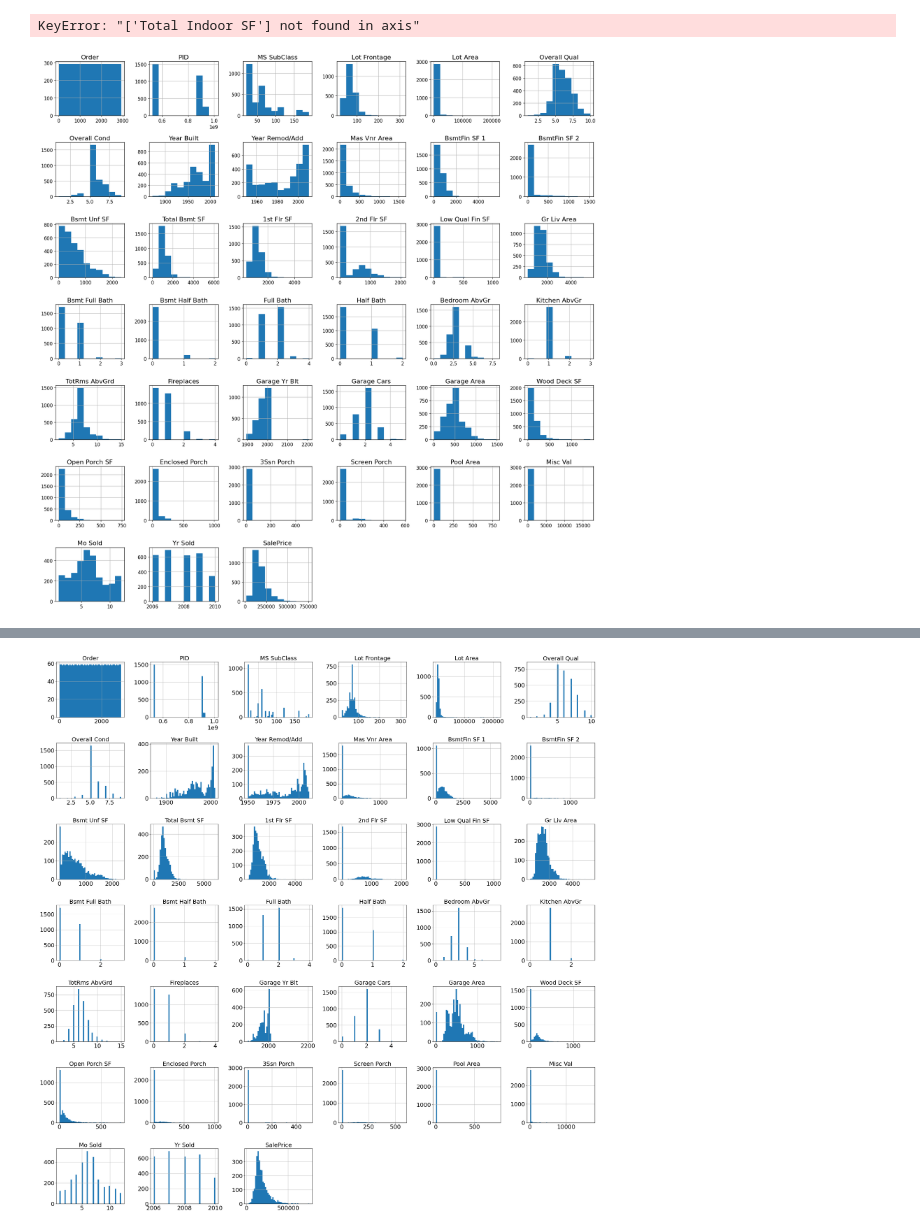
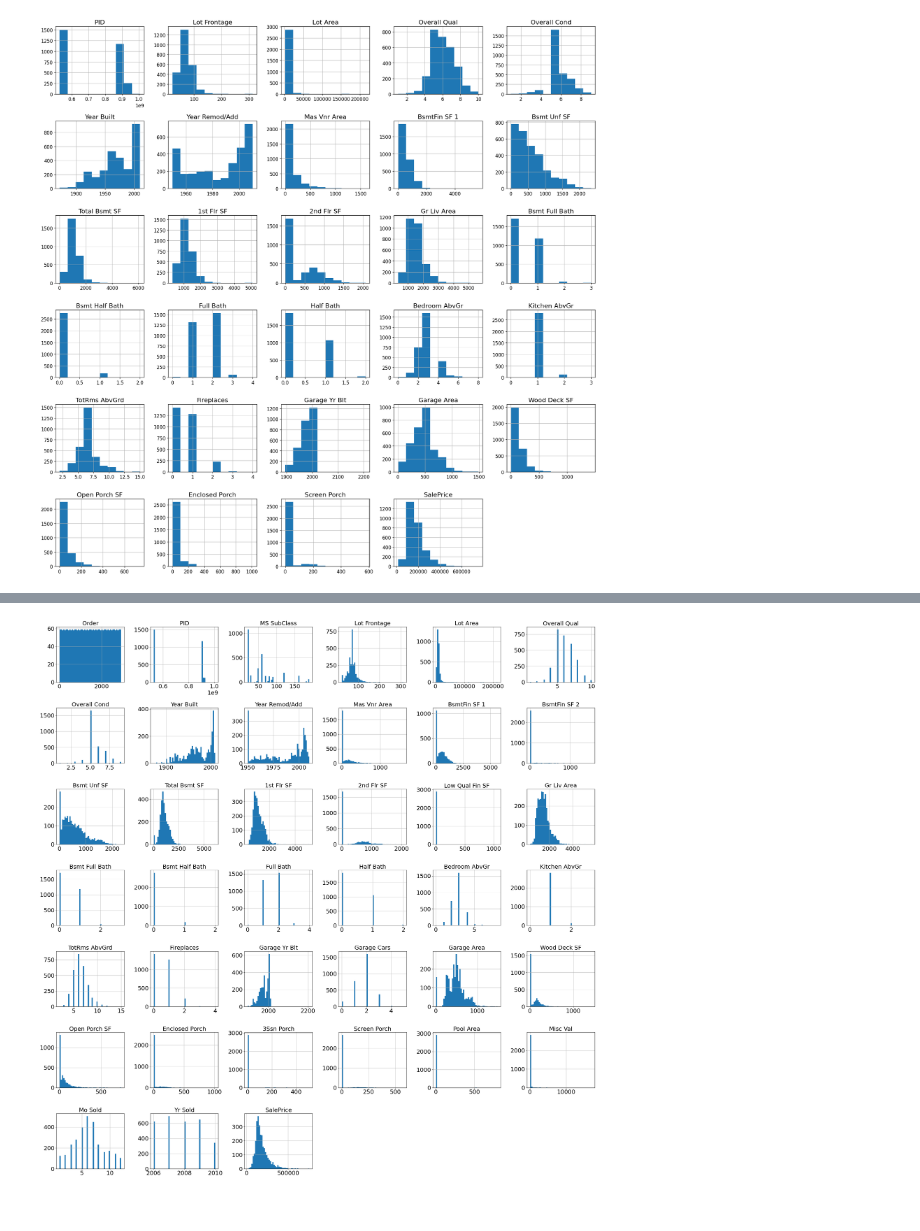
Before and after one commit to Grade123/NTNU-IE500618-Assignment-1, a Jupyter notebook: notebooks/assignment-1.ipynb, the cells around one changed output, grey strips where cells are left out. Drawn from its saved outputs; the diff is of its cells as text; code cells hidden in the pictures.

```diff
--- a/notebooks/assignment-1.ipynb
+++ b/notebooks/assignment-1.ipynb
@@ -196,0 +165,30 @@ Sale Price Category
+# %%
+
+print("Columns in df after dropping:")
+print(df.columns)
+
+needed_for_pipeline = ["Full Bath", "Half Bath", "Bsmt Full Bath", "Bsmt Half Bath", # For Total Indoor SF
+                       "Garage Yr Blt", "Year Built", # For imputing garage year built
+                       "1st Flr SF", "2nd Flr SF", "Total Bsmt SF", "Garage Area"] #
+columns_to_drop = list(set(columns_to_drop) - set(needed_for_pipeline))
+print("columns to drop:", columns_to_drop)
+df = df.drop(columns=(columns_to_drop), axis=1)
+
+print("Columns in df after dropping:")
+print(df.columns)
+
+
+df['Sale Price Category'] = pd.qcut(df['SalePrice'],
+                                    q=5,
+                                    labels = [0, 1, 2, 3, 4],
+                                    duplicates='drop')
+
+
+strat_train_set, strat_test_set = train_test_split(df, stratify=df['Sale Price Category'], random_state=42)
+
+# Verify that the stratified set is as representative as the entire training set
+print("ratios in housing set")
+print(df['Sale Price Category'].value_counts() / len(df))
+
+print("ratios in stratified set")
+print(strat_test_set['Sale Price Category'].value_counts() / len(strat_test_set))
@@ -197,11 +213,14 @@ Sale Price Category
 # %%
+# Make sure right_skewed and left_skewed column lists don't include any of the features we have removed
+right_skewed_columns = list(set(right_skewed_columns) & set(df.columns))
+left_skewed_columns = list(set(left_skewed_columns) & set(df.columns))
 
 df_predictors = strat_train_set.drop('SalePrice', axis=1)
 df_labels = strat_train_set['SalePrice'].copy()
 
 df.select_dtypes(include=[np.number]).hist(figsize=(20, 20))
 
-df_numerical = df_predictors.select_dtypes(include=[np.number]).drop(columns=list(right_skewed_columns), axis=1)
+# df_numerical = df_predictors.select_dtypes(include=[np.number]).drop(columns=list(right_skewed_columns), axis=1)
 df_categorical = df_predictors.select_dtypes(include=[object])
 
 
@@ -216,7 +235,7 @@ log_num_pipeline = make_pipeline(SimpleImputer(strategy='median'),
 
 
 def flip_and_log(X):
-    # X is a 2D array, flip each column by max - value, then log1p
+    X = np.asarray(X)
     max_year = X.max()
     return np.log1p(max_year - X)
 
@@ -233,6 +252,7 @@ default_num_pipeline = make_pipeline(
 
 # --- TotalBath ---
 def total_bath(X):
+    X = np.asarray(X)
     # Assumes order: Full Bath, Half Bath, Bsmt Full Bath, Bsmt Half Bath
     return (X[:, [0]]
             + 0.5 * X[:, [1]]
@@ -240,7 +260,7 @@ def total_bath(X):
             + 0.25 * X[:, [3]]).reshape(-1, 1)
 
 def total_bath_name(transformer, feature_names_in):
-    return ["TotalBath"]
+    return ["Total Bath"]
 
 # Pipeline for TotalBath
 def total_bath_pipeline():
@@ -252,11 +272,12 @@ def total_bath_pipeline():
 
 # --- Total Indoor SF ---
 def total_indoor_sf(X):
+    X = np.asarray(X)
     # Assumes order: 1st Flr SF, 2nd Flr SF, Total Bsmt SF, Garage Area
     return (X[:, 0] + X[:, 1] + X[:, 2] + X[:, 3]).reshape(-1, 1)
 
 def total_indoor_sf_name(transformer, feature_names_in):
-    return ["TotalIndoorSF"]
+    return ["Total Indoor SF"]
 
 # Pipeline for Total Indoor SF
 def total_indoor_sf_pipeline():
@@ -264,35 +285,35 @@ def total_indoor_sf_pipeline():
         SimpleImputer(strategy="median"),
         FunctionTransformer(total_indoor_sf, feature_names_out=total_indoor_sf_name),
         StandardScaler()
     )
 
 # Replaces garage year built NaN with its corresponding house Year Built
 def impute_garage_year(X):
+    X = np.asarray(X)
     X = X.copy()
     mask = np.isnan(X[:, 0])
     X[mask, 0] = X[mask, 1]
     return X[:, [0]]
 
 
 def garage_year_built_pipeline():
     return make_pipeline(
         FunctionTransformer(impute_garage_year),
         StandardScaler()
     )
 
 
 preprocessing = ColumnTransformer([
     ("total_bath", total_bath_pipeline(), ["Full Bath", "Half Bath", "Bsmt Full Bath", "Bsmt Half Bath"]),
     ("total_indoor_sf", total_indoor_sf_pipeline(), ["1st Flr SF", "2nd Flr SF", "Total Bsmt SF", "Garage Area"]),
     ('garage_year_built_pipeline', garage_year_built_pipeline(), ["Garage Yr Blt", "Year Built"]),
     ('cat', cat_pipeline, df_categorical.columns),
     ('log_num', log_num_pipeline, right_skewed_columns),
     ('flip_and_log', flip_and_log_pipeline, left_skewed_columns)
 ],
 remainder=default_num_pipeline)  # or your default_num_pipeline
 # %% [output]
-KeyError: "['Total Indoor SF'] not found in axis"
-[figure, old version]
+[figure, new version]
 # %%
 
 from sklearn.preprocessing import PolynomialFeatures
```
Also changed, not shown: parts of 10 cells of this notebook.
